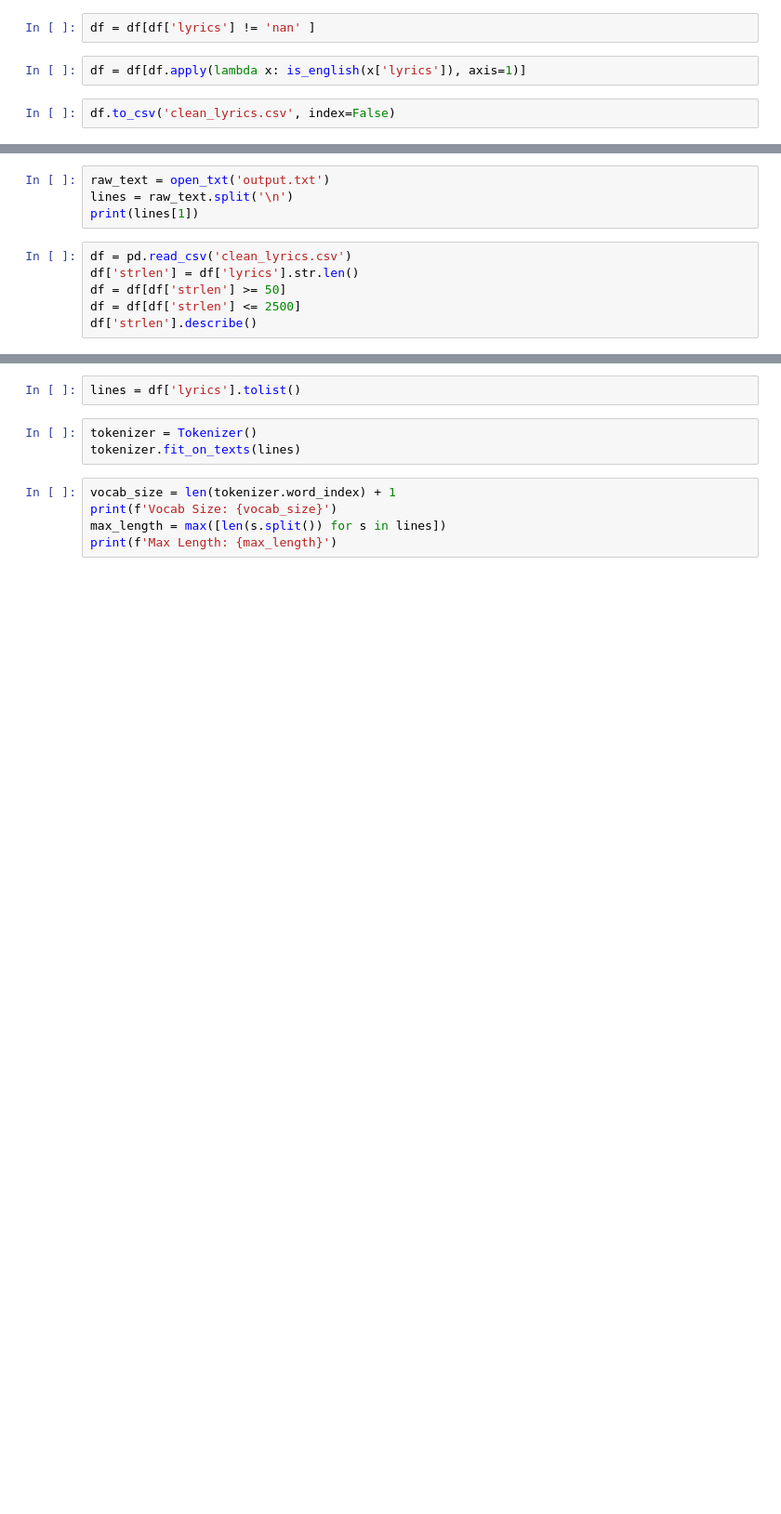
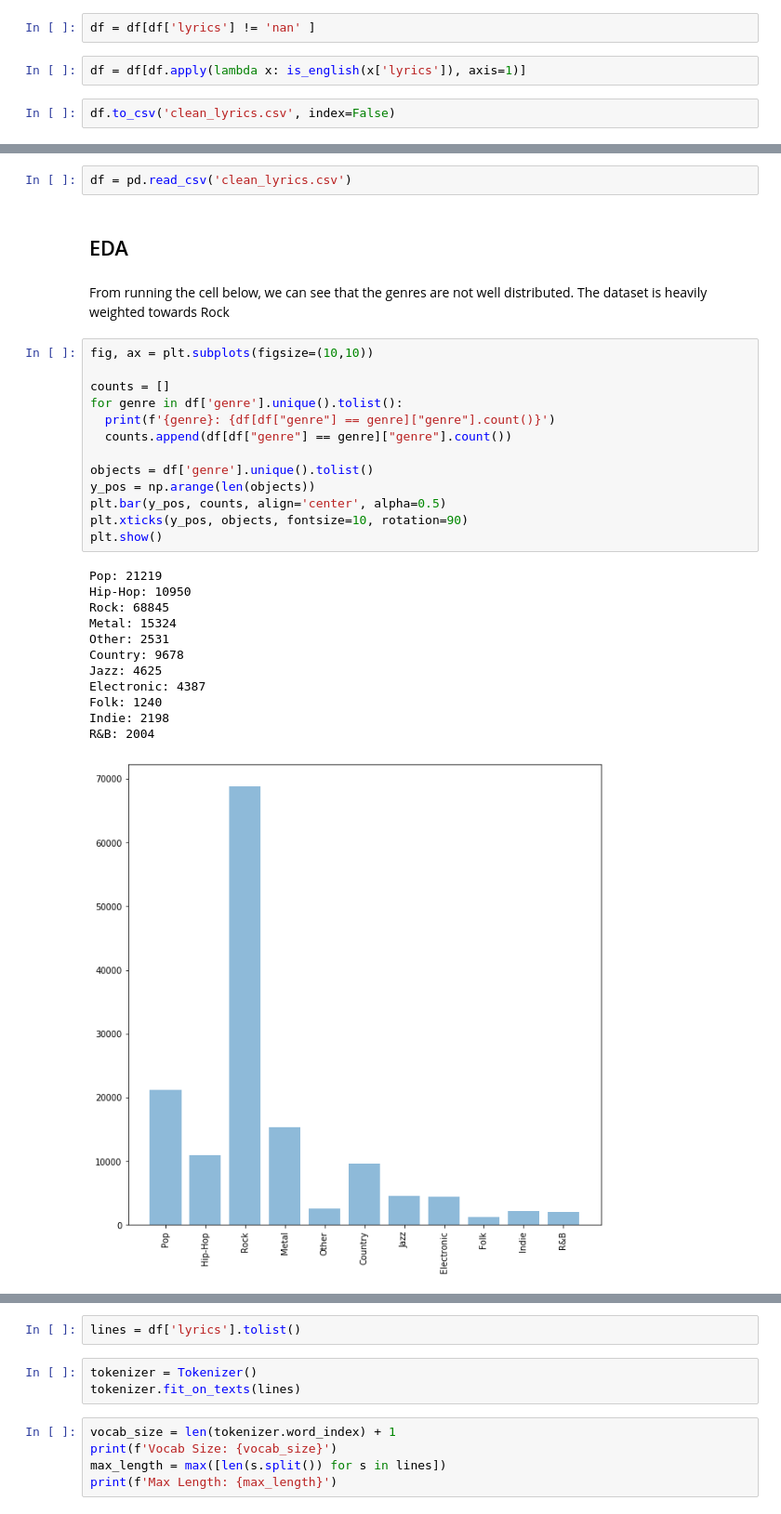
Before and after one commit to Kobai/name-that-genre, a Jupyter notebook: lyric.ipynb, the cells around one changed output, grey strips where cells are left out. Shown: that part at 93% size. Saved outputs shown, nothing was run; the diff lists cells and outputs as text; blank space fills up the shorter version.

```diff
--- a/lyric.ipynb
+++ b/lyric.ipynb
@@ -84,10 +100,32 @@ def open_txt(filename):
-# %%
-raw_text = open_txt('output.txt')
-lines = raw_text.split('\n')
-print(lines[1])
-# %%
-df = pd.read_csv('clean_lyrics.csv')
-df['strlen'] = df['lyrics'].str.len()
-df = df[df['strlen'] >= 50]
-df = df[df['strlen'] <= 2500]
-df['strlen'].describe()
+# %%
+df = pd.read_csv('clean_lyrics.csv')
+# %% [markdown]
+## EDA
+# %% [markdown]
+From running the cell below, we can see that the genres are not well distributed. The dataset is heavily weighted towards Rock
+# %%
+fig, ax = plt.subplots(figsize=(10,10))
+
+counts = []
+for genre in df['genre'].unique().tolist():
+  print(f'{genre}: {df[df["genre"] == genre]["genre"].count()}')
+  counts.append(df[df["genre"] == genre]["genre"].count())
+
+objects = df['genre'].unique().tolist()
+y_pos = np.arange(len(objects))
+plt.bar(y_pos, counts, align='center', alpha=0.5)
+plt.xticks(y_pos, objects, fontsize=10, rotation=90)
+plt.show()
+# %% [output]
+Pop: 21219
+Hip-Hop: 10950
+Rock: 68845
+Metal: 15324
+Other: 2531
+Country: 9678
+Jazz: 4625
+Electronic: 4387
+Folk: 1240
+Indie: 2198
+R&B: 2004
+[figure, added]
```
Also changed, not shown: parts of 20 cells of this notebook.
